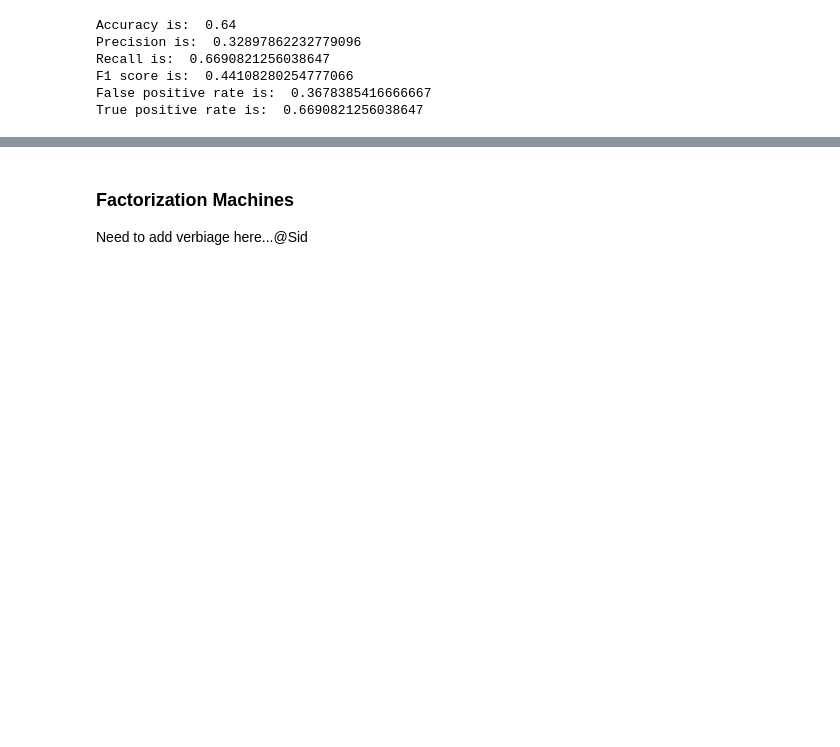
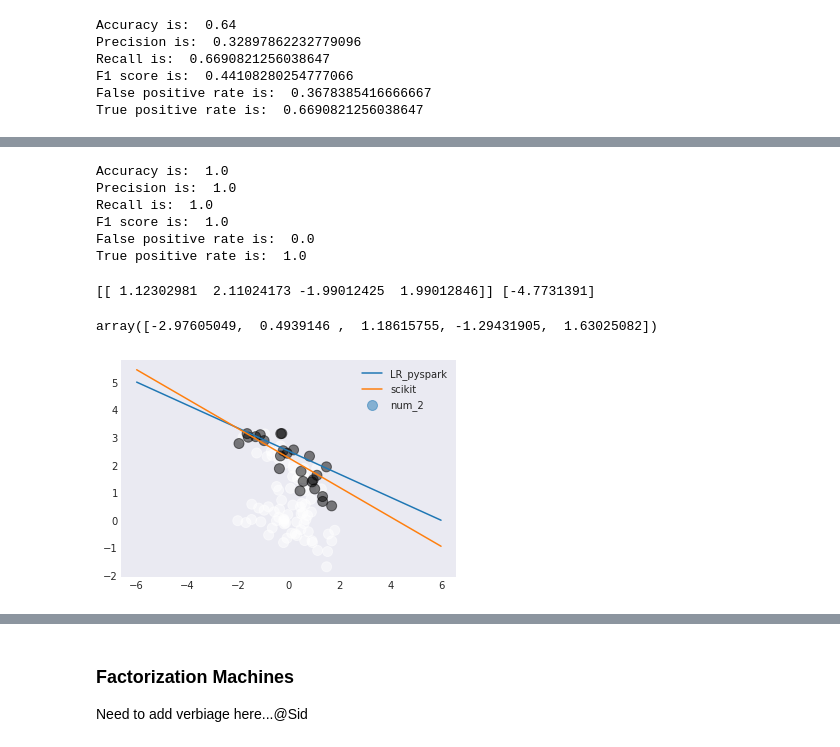
Before and after one commit to vnagapudi/W261_Final_Project, a Jupyter notebook: final_project_v1.ipynb, the cells around one changed output, grey strips where cells are left out. Drawn from its saved outputs; the diff is of its cells as text; code cells hidden in the pictures; blank space fills up the shorter version.

Commit message:
EDA, Toy example, F1 score

```diff
--- a/final_project_v1.ipynb
+++ b/final_project_v1.ipynb
@@ -1163,0 +1231,46 @@ True positive rate is:  0.6690821256038647
+# %%
+# make predictions and compute metrics for treshProb = 0.5
+pred, ntp, ntn, nfp, nfn = makePrediction(toy_sample_red_RDD, model[-1], 0.5)
+
+acc = (ntp+ntn)/(ntp+ntn+nfp+nfn)
+prec = (ntp)/(ntp+nfp)
+rec = (ntp)/(ntp+nfn)
+f1 = 2*prec*rec/(prec+rec)
+fpr = nfp/(ntn+nfp)
+tpr = ntp/(ntp+nfn)
+print('Accuracy is: ', acc)
+print('Precision is: ', prec)
+print('Recall is: ', rec)
+print('F1 score is: ', f1)
+print('False positive rate is: ', fpr)
+print('True positive rate is: ', tpr)
+# %% [output]
+Accuracy is:  1.0
+Precision is:  1.0
+Recall is:  1.0
+F1 score is:  1.0
+False positive rate is:  0.0
+True positive rate is:  1.0
+# %%
+import sklearn
+from sklearn.linear_model import LogisticRegression
+X, y = df.iloc[:,1:],df.iloc[:,0]
+clf = LogisticRegression(random_state=0, solver='lbfgs',fit_intercept=True).fit(X, y)
+print(clf.coef_, clf.intercept_)
+# %% [output]
+[[ 1.12302981  2.11024173 -1.99012425  1.99012846]] [-4.7731391]
+# %%
+model[-1]
+# %% [output]
+array([-2.97605049,  0.4939146 ,  1.18615755, -1.29431905,  1.63025082])
+# %%
+plt.scatter(df.iloc[:,1], df.iloc[:,2], c=df.iloc[:,0], s=100, alpha=0.5)
+x_axis = np.linspace(-6, 6, 100)
+y_axis = -(model[-1][0] + x_axis*model[-1][1]) / model[-1][2]
+plt.plot(x_axis, y_axis,label='LR_pyspark')
+y_axis = -(clf.intercept_+x_axis*clf.coef_[0][0]) / clf.coef_[0][1]
+plt.plot(x_axis, y_axis,label='scikit')
+plt.legend()
+plt.show()
+# %% [output]
+[figure, added]
```
Also changed, not shown: parts of 34 cells of this notebook.
